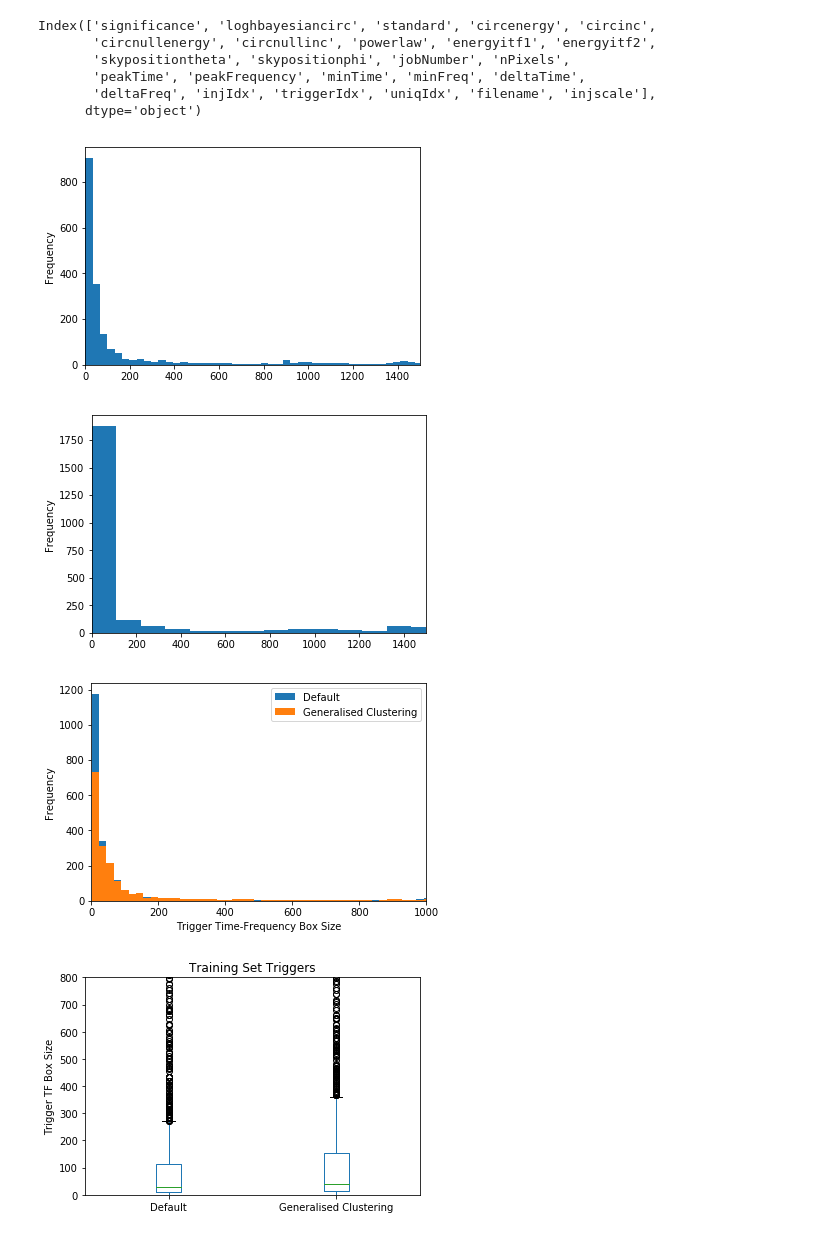
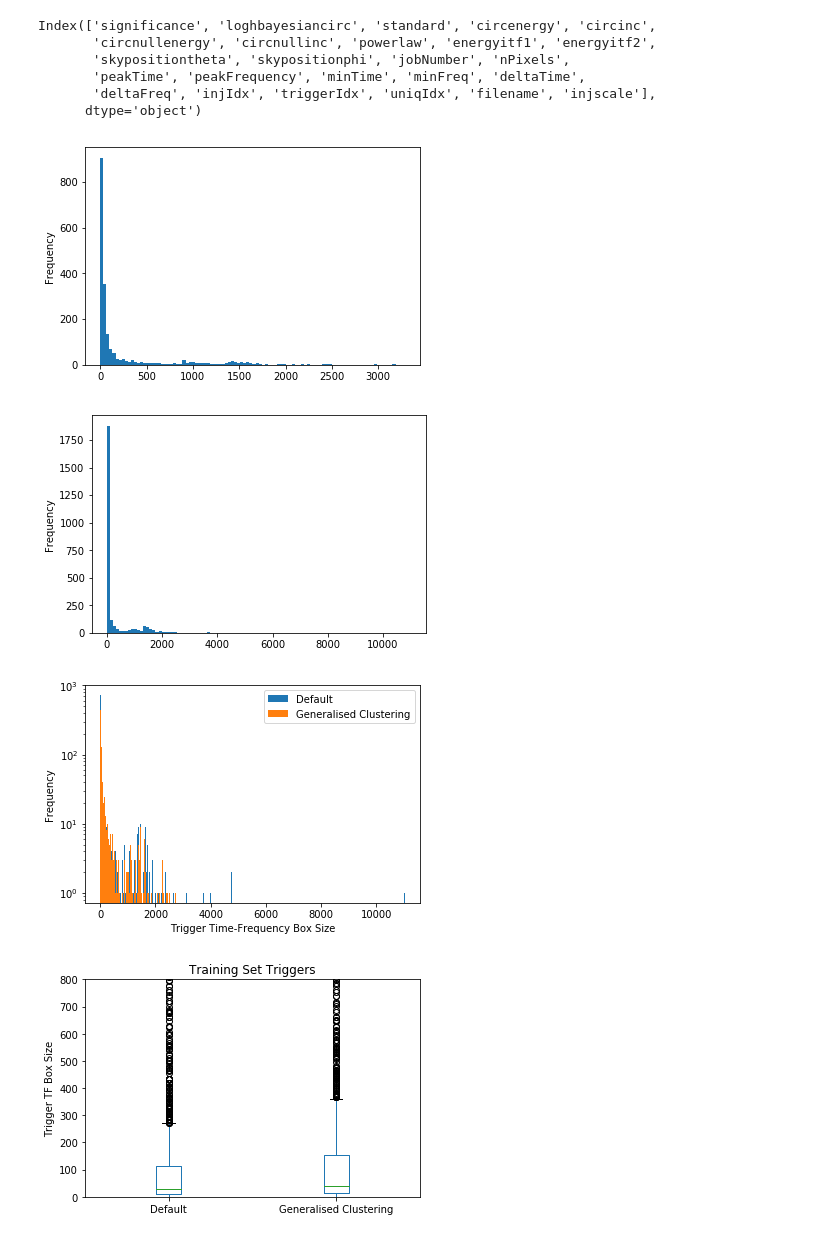
Before and after one commit to idorrington92/thesis, a Jupyter notebook: training_set_analysis.ipynb, the cells around one changed output. Saved outputs shown, nothing was run; the diff lists cells and outputs as text; code cells hidden in the pictures.

```diff
--- a/training_set_analysis.ipynb
+++ b/training_set_analysis.ipynb
@@ -26,22 +26,22 @@ both=pd.concat([gc[stat],nogc[stat]],axis=1,keys=['Generalised Clustering','Defa
 gc_tf_box = gc['deltaTime'] * gc['deltaFreq']
 nogc_tf_box = nogc['deltaTime'] * nogc['deltaFreq']
 # %%
-plot=gc_tf_box.plot(kind='hist',bins=100,xlim=[0,1500])
+plot=gc_tf_box.plot(kind='hist',bins=100)
 fig = plot.get_figure()
 # %% [output]
-[figure, old version]
+[figure, new version]
 # %%
-plot=nogc_tf_box.plot(kind='hist',bins=100,xlim=[0,1500])
+plot=nogc_tf_box.plot(kind='hist',bins=100)
 fig = plot.get_figure()
 # %% [output]
-[figure, old version]
+[figure, new version]
 # %%
 both=pd.concat([nogc_tf_box,gc_tf_box],axis=1,keys=['Default','Generalised Clustering'])
-plot=both.plot(kind='hist',bins=500,xlim=[0,1000])
+plot=both.plot(kind='hist',bins=1000,logy=True) #, xlim=[0,nogc_tf_box.quantile(q=0.9)]
 plot.set_xlabel("Trigger Time-Frequency Box Size")
 fig = plot.get_figure()
 # %% [output]
-[figure, old version]
+[figure, new version]
 # %%
 plot=both.plot(kind='box',ylim=[0,800],title="Training Set Triggers")
 plot.set_ylabel("Trigger TF Box Size")
```
Also changed, not shown: 18 other files.
